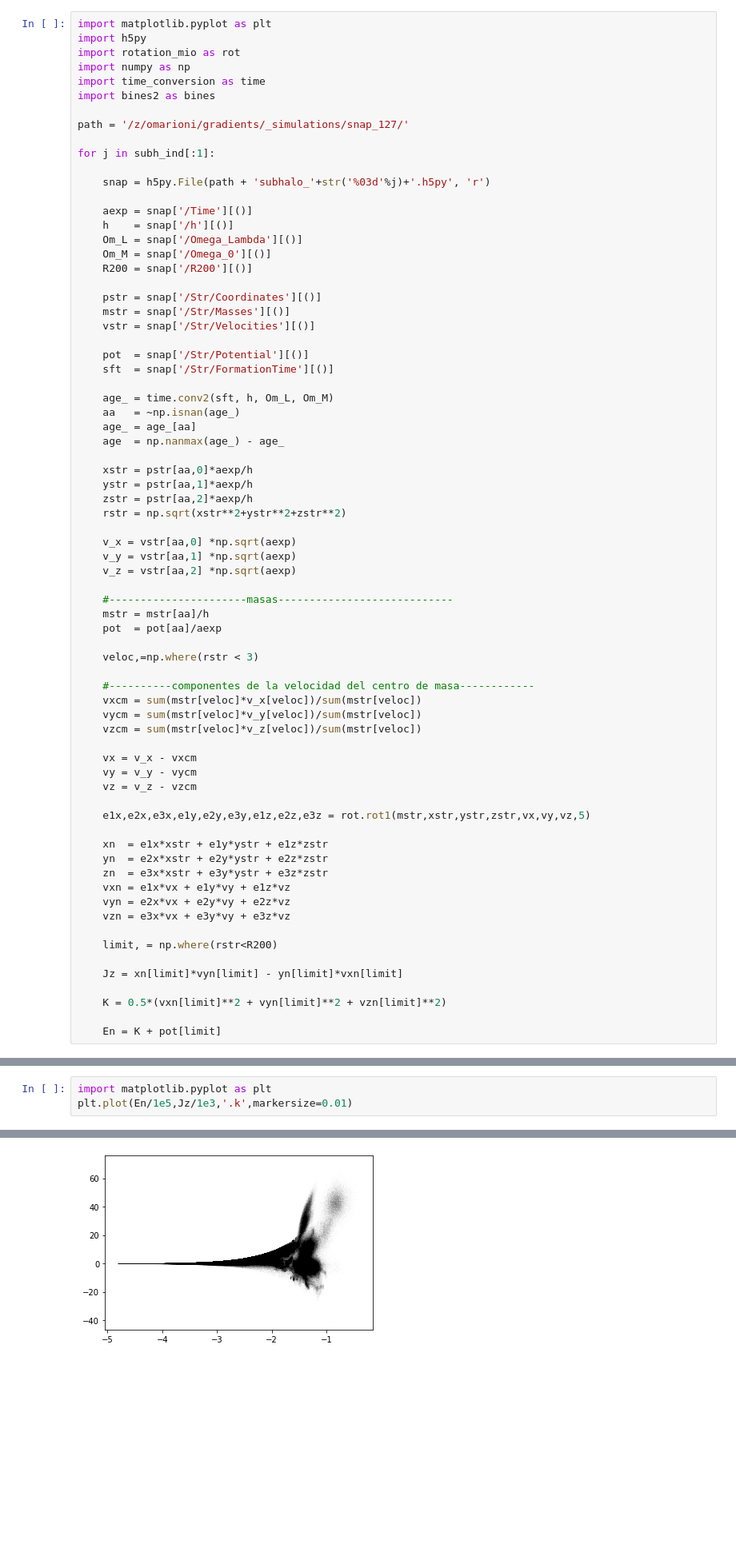
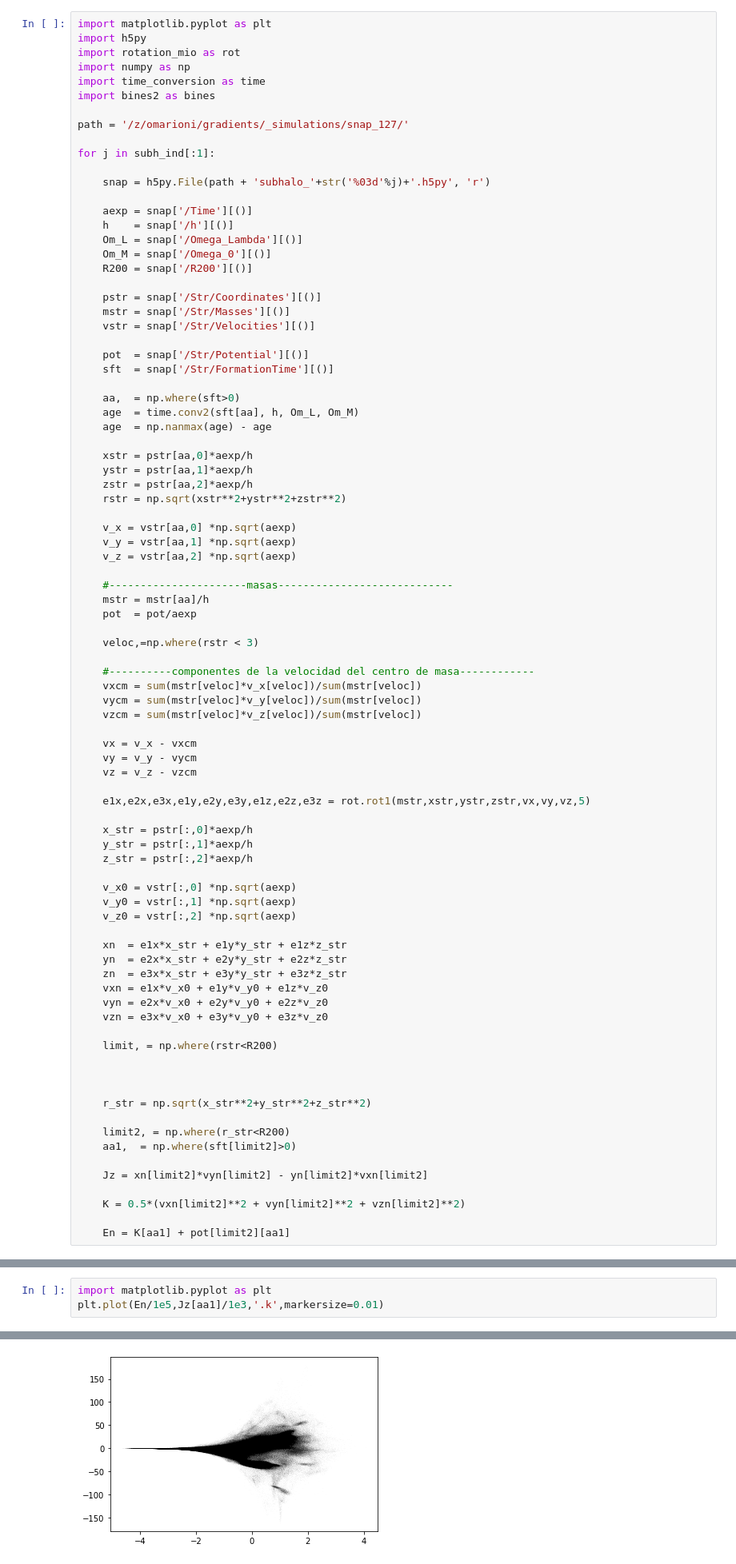
Before and after one commit to ornemarioni/gradients, a Jupyter notebook: programs/circularidad.ipynb, the cells around one changed output, grey strips where cells are left out. Shown at 80% size. Drawn from its saved outputs; the diff is of its cells as text; blank space fills up the shorter version.

```diff
--- a/programs/circularidad.ipynb
+++ b/programs/circularidad.ipynb
@@ -43,10 +43,9 @@ for j in subh_ind[:1]:
     pot  = snap['/Str/Potential'][()]
     sft  = snap['/Str/FormationTime'][()]
 
-    age_ = time.conv2(sft, h, Om_L, Om_M)
-    aa   = ~np.isnan(age_)
-    age_ = age_[aa]
-    age  = np.nanmax(age_) - age_
+    aa,  = np.where(sft>0)
+    age  = time.conv2(sft[aa], h, Om_L, Om_M)
+    age  = np.nanmax(age) - age
 
     xstr = pstr[aa,0]*aexp/h
     ystr = pstr[aa,1]*aexp/h
@@ -59,7 +58,7 @@ for j in subh_ind[:1]:
 
     #----------------------masas----------------------------
     mstr = mstr[aa]/h
-    pot  = pot[aa]/aexp
+    pot  = pot/aexp
 
     veloc,=np.where(rstr < 3)
 
@@ -74,18 +73,33 @@ for j in subh_ind[:1]:
 
     e1x,e2x,e3x,e1y,e2y,e3y,e1z,e2z,e3z = rot.rot1(mstr,xstr,ystr,zstr,vx,vy,vz,5)
 
-    xn  = e1x*xstr + e1y*ystr + e1z*zstr
-    yn  = e2x*xstr + e2y*ystr + e2z*zstr
-    zn  = e3x*xstr + e3y*ystr + e3z*zstr
-    vxn = e1x*vx + e1y*vy + e1z*vz
-    vyn = e2x*vx + e2y*vy + e2z*vz
-    vzn = e3x*vx + e3y*vy + e3z*vz
+    x_str = pstr[:,0]*aexp/h
+    y_str = pstr[:,1]*aexp/h
+    z_str = pstr[:,2]*aexp/h
+
+    v_x0 = vstr[:,0] *np.sqrt(aexp)
+    v_y0 = vstr[:,1] *np.sqrt(aexp)
+    v_z0 = vstr[:,2] *np.sqrt(aexp)
+
+    xn  = e1x*x_str + e1y*y_str + e1z*z_str
+    yn  = e2x*x_str + e2y*y_str + e2z*z_str
+    zn  = e3x*x_str + e3y*y_str + e3z*z_str
+    vxn = e1x*v_x0 + e1y*v_y0 + e1z*v_z0
+    vyn = e2x*v_x0 + e2y*v_y0 + e2z*v_z0
+    vzn = e3x*v_x0 + e3y*v_y0 + e3z*v_z0
 
     limit, = np.where(rstr<R200)
 
-    Jz = xn[limit]*vyn[limit] - yn[limit]*vxn[limit]
 
-    K = 0.5*(vxn[limit]**2 + vyn[limit]**2 + vzn[limit]**2)
 
-    En = K + pot[limit]
+    r_str = np.sqrt(x_str**2+y_str**2+z_str**2)
+
+    limit2, = np.where(r_str<R200)
+    aa1,  = np.where(sft[limit2]>0)
+
+    Jz = xn[limit2]*vyn[limit2] - yn[limit2]*vxn[limit2]
+
+    K = 0.5*(vxn[limit2]**2 + vyn[limit2]**2 + vzn[limit2]**2)
+
+    En = K[aa1] + pot[limit2][aa1]
 # %%
@@ -95,6 +117,6 @@ print(pot)
 # %%
 import matplotlib.pyplot as plt
-plt.plot(En/1e5,Jz/1e3,'.k',markersize=0.01)
+plt.plot(En/1e5,Jz[aa1]/1e3,'.k',markersize=0.01)
 # %% [output]
 [<matplotlib.lines.Line2D at 0x...>]
-[figure, old version]
+[figure, new version]
```
Also changed, not shown: parts of 8 cells of this notebook, 1 other file.
